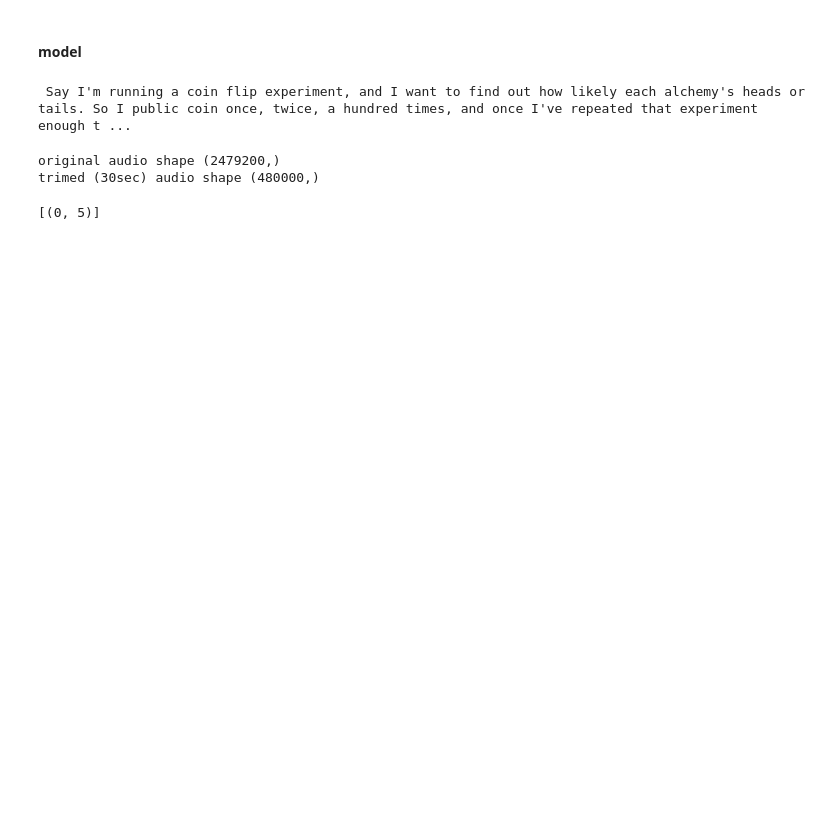
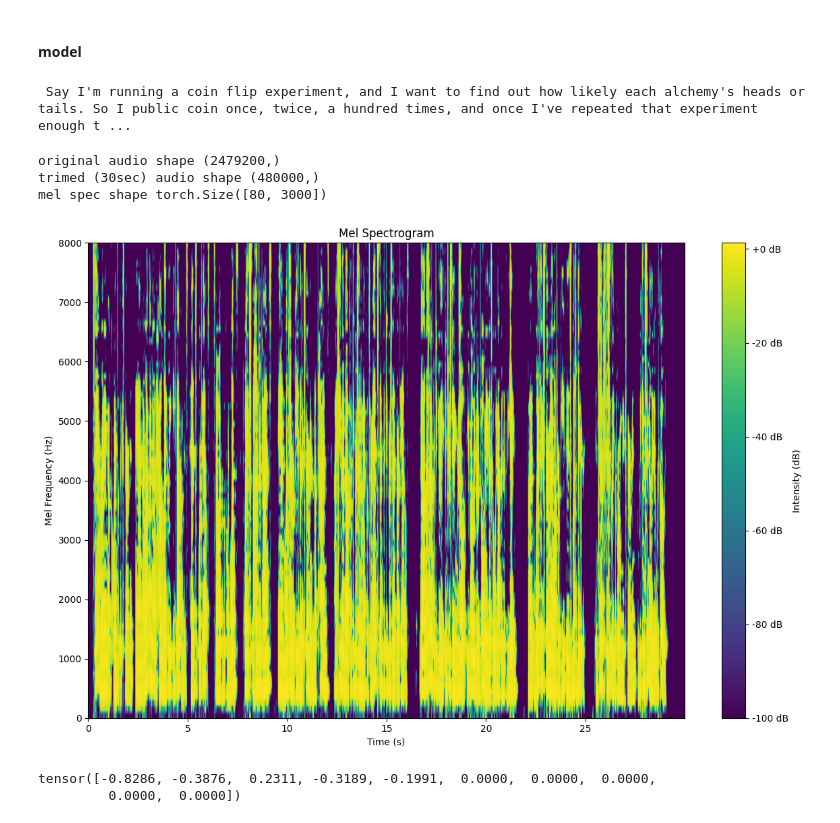
Before and after one commit to arun477/whisper-finetuning, a Jupyter notebook: main.ipynb, the cells around one changed output. Cells and saved outputs as stored; diff of their text form; code cells hidden in the pictures; blank space fills up the shorter version.

Commit message:
mel spectogram conversion

```diff
--- a/main.ipynb
+++ b/main.ipynb
@@ -59,6 +71,20 @@ print('original audio shape', audio.shape)
 # so it may be necessary to chunk your data to 30sec before passing it to the model.
 audio = whisper.pad_or_trim(audio)
 print('trimed (30sec) audio shape', audio.shape)
+
+# takes usual amplitude vs time and create log mel spectogram.
+# process:
+# 1. uses SFTF (short time fourier transform) to get frequency for each time frame.
+# 2. on each time frame all the frequencies are chopped in 80 bands. this bands are not equal
+# it will be linear space upto around 1khz after that log spaced. this is done by using filter bank. the reason
+# for this is that human auditory preception preceive this way of different fequency ranges.
+# this essentially mel-spect of the audio signal.
+# 3. apply log to this mel spectogram. this is also done for how the human auditory preceive loudess, and also
+# helps numerical stability.
+# returns log-mel-spectogram of the audio signal. first axis will be frequency bands and second will be time axis.
+mel = whisper.log_mel_spectrogram(audio).to(model.device)
+print('mel spec shape', mel.shape)
 # %% [output]
 original audio shape (2479200,)
 trimed (30sec) audio shape (480000,)
+mel spec shape torch.Size([80, 3000])
@@ -65,3 +96,43 @@ trimed (30sec) audio shape (480000,)
+# %%
+import matplotlib.pyplot as plt
+import numpy as np
+
+def plot_mel_spectrogram(mel_spec, sr=16000, hop_length=160):
+    # Convert to dB scale
+    mel_spec_db = 10 * np.log10(np.maximum(mel_spec, 1e-10))
+
+    # Calculate time axis
+    time = np.arange(0, mel_spec.shape[1]) * hop_length / sr
+
+    # Calculate mel frequency axis (approximate)
+    n_mels = mel_spec.shape[0]
+    mel_freqs = np.linspace(0, sr/2, n_mels)
+
+    # Create the plot
+    fig, ax = plt.subplots(figsize=(12, 8))
+    img = ax.imshow(mel_spec_db, aspect='auto', origin='lower',
+                    extent=[0, time[-1], mel_freqs[0], mel_freqs[-1]],
+                    cmap='viridis')
+
+    # Add colorbar
+    cbar = fig.colorbar(img, ax=ax, format='%+2.0f dB')
+    cbar.set_label('Intensity (dB)')
+
+    # Set labels and title
+    ax.set_title('Mel Spectrogram')
+    ax.set_xlabel('Time (s)')
+    ax.set_ylabel('Mel Frequency (Hz)')
+
+    plt.tight_layout()
+    plt.show()
+
+# Assuming your mel_spec is a torch tensor, convert it to numpy
+mel_spec_np = mel.cpu().numpy()
+
+# Call the function
+plot_mel_spectrogram(mel_spec_np)
+# %% [output]
+[figure, added]
 # %%
 # index select technique
 import torch
@@ -74,9 +145,11 @@ import torch
 import torch.nn.functional as F
 x = torch.randn(5)
 pad_width = [(0, 0)] * x.ndim
+# calc how to much needs to be padded
 pad_width[-1] = (0, 10 - x.shape[-1])
+# padding done from the last dim.
 x = F.pad(x, [pad for sz in pad_width[::-1] for pad in sz ])
-[pad for sz in pad_width[::-1] for pad in sz ]
-pad_width[::-1]
+x
 # %% [output]
-[(0, 5)]
+tensor([-0.8286, -0.3876,  0.2311, -0.3189, -0.1991,  0.0000,  0.0000,  0.0000,
+         0.0000,  0.0000])
```
Also changed, not shown: parts of 5 cells of this notebook.
